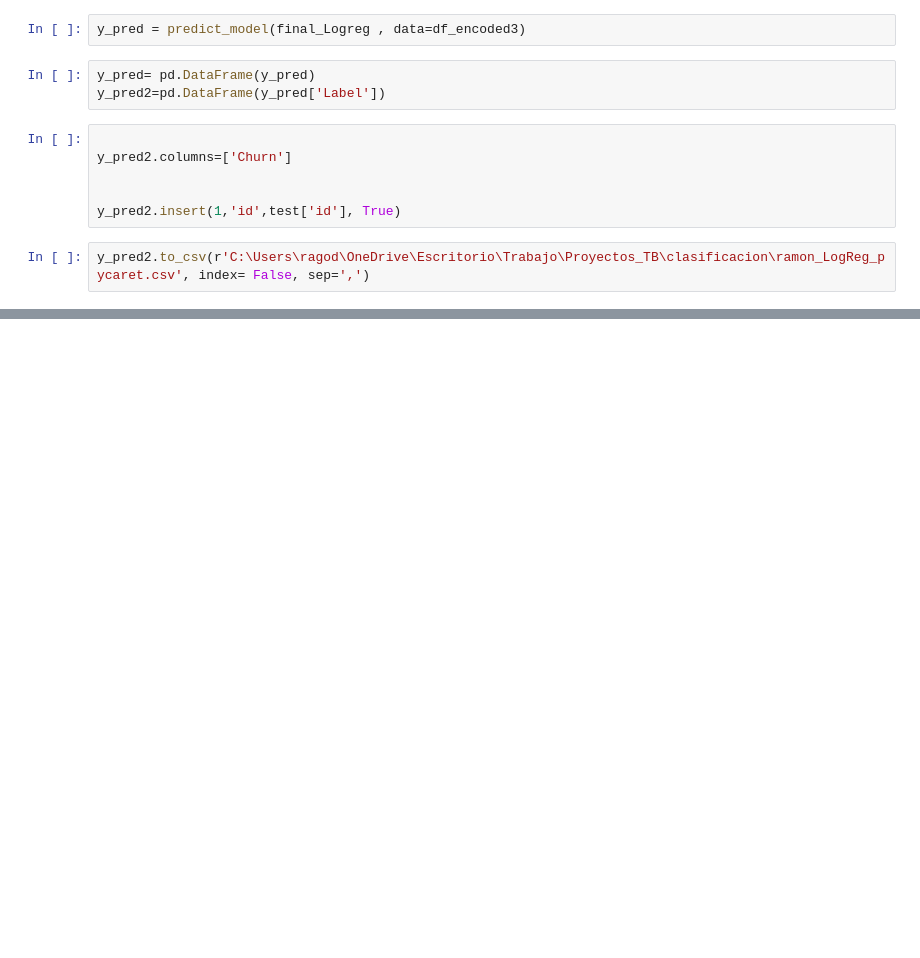
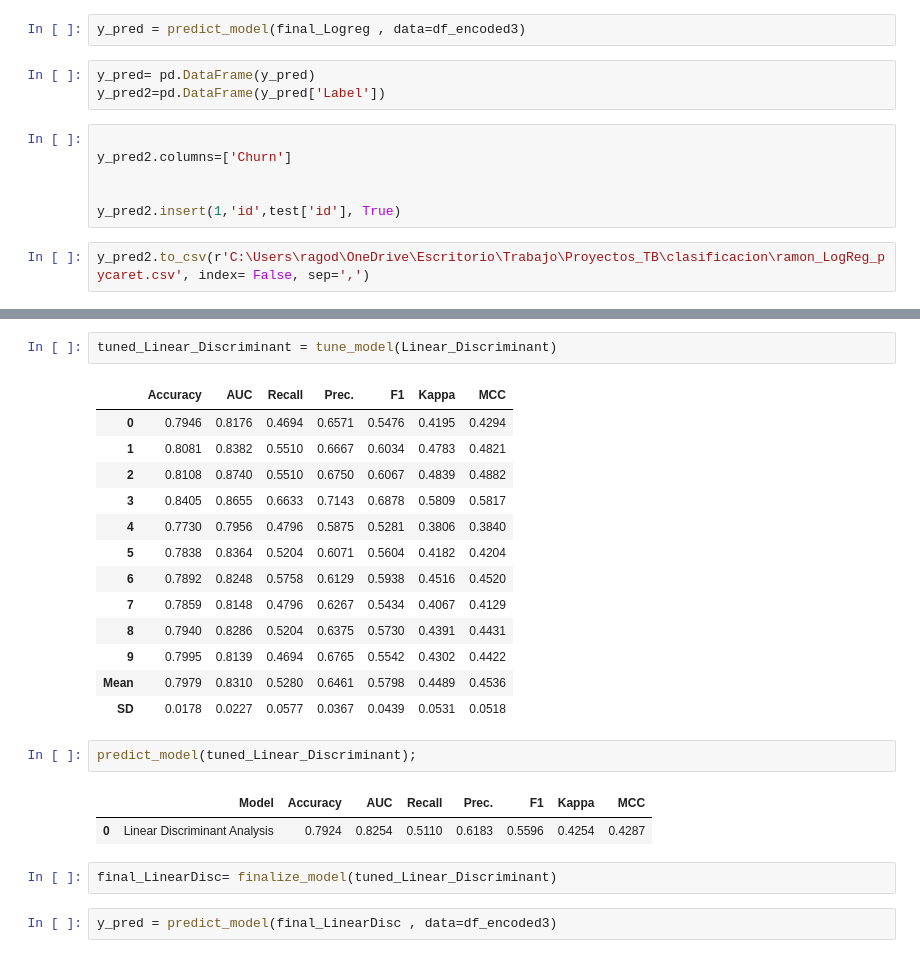
Before and after one commit to RAGMdE/Proyectos_TB, a Jupyter notebook: clasificacion/Log_reg_pycaret_SMOTE.ipynb, the cells around one changed output, grey strips where cells are left out. Saved outputs shown, nothing was run; the diff lists cells and outputs as text; blank space fills up the shorter version.

```diff
--- a/clasificacion/Log_reg_pycaret_SMOTE.ipynb
+++ b/clasificacion/Log_reg_pycaret_SMOTE.ipynb
@@ -315,0 +332,25 @@ y_pred2.to_csv(r'C:\Users\ragod\OneDrive\Escritorio\Trabajo\Proyectos_TB\clasifi
+# %%
+tuned_Linear_Discriminant = tune_model(Linear_Discriminant)
+# %% [output]
+|  | Accuracy | AUC | Recall | Prec. | F1 | Kappa | MCC |
+| 0 | 0.7946 | 0.8176 | 0.4694 | 0.6571 | 0.5476 | 0.4195 | 0.4294 |
+| 1 | 0.8081 | 0.8382 | 0.5510 | 0.6667 | 0.6034 | 0.4783 | 0.4821 |
+| 2 | 0.8108 | 0.8740 | 0.5510 | 0.6750 | 0.6067 | 0.4839 | 0.4882 |
+| 3 | 0.8405 | 0.8655 | 0.6633 | 0.7143 | 0.6878 | 0.5809 | 0.5817 |
+| 4 | 0.7730 | 0.7956 | 0.4796 | 0.5875 | 0.5281 | 0.3806 | 0.3840 |
+| 5 | 0.7838 | 0.8364 | 0.5204 | 0.6071 | 0.5604 | 0.4182 | 0.4204 |
+| 6 | 0.7892 | 0.8248 | 0.5758 | 0.6129 | 0.5938 | 0.4516 | 0.4520 |
+| 7 | 0.7859 | 0.8148 | 0.4796 | 0.6267 | 0.5434 | 0.4067 | 0.4129 |
+| 8 | 0.7940 | 0.8286 | 0.5204 | 0.6375 | 0.5730 | 0.4391 | 0.4431 |
+| 9 | 0.7995 | 0.8139 | 0.4694 | 0.6765 | 0.5542 | 0.4302 | 0.4422 |
+| Mean | 0.7979 | 0.8310 | 0.5280 | 0.6461 | 0.5798 | 0.4489 | 0.4536 |
+| SD | 0.0178 | 0.0227 | 0.0577 | 0.0367 | 0.0439 | 0.0531 | 0.0518 |
+# %%
+predict_model(tuned_Linear_Discriminant);
+# %% [output]
+|  | Model | Accuracy | AUC | Recall | Prec. | F1 | Kappa | MCC |
+| 0 | Linear Discriminant Analysis | 0.7924 | 0.8254 | 0.5110 | 0.6183 | 0.5596 | 0.4254 | 0.4287 |
+# %%
+final_LinearDisc= finalize_model(tuned_Linear_Discriminant)
+# %%
+y_pred = predict_model(final_LinearDisc , data=df_encoded3)
```
Also changed, not shown: parts of 2 cells of this notebook, 2 other files.
